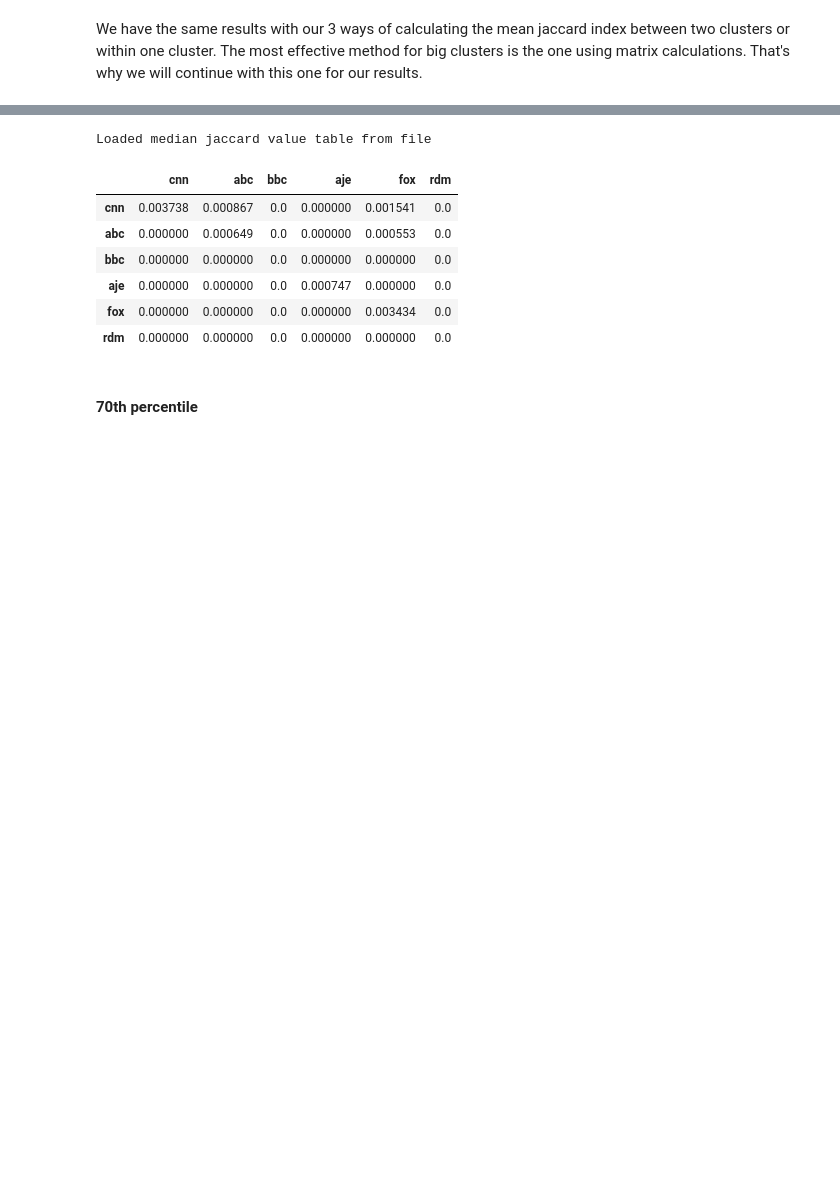
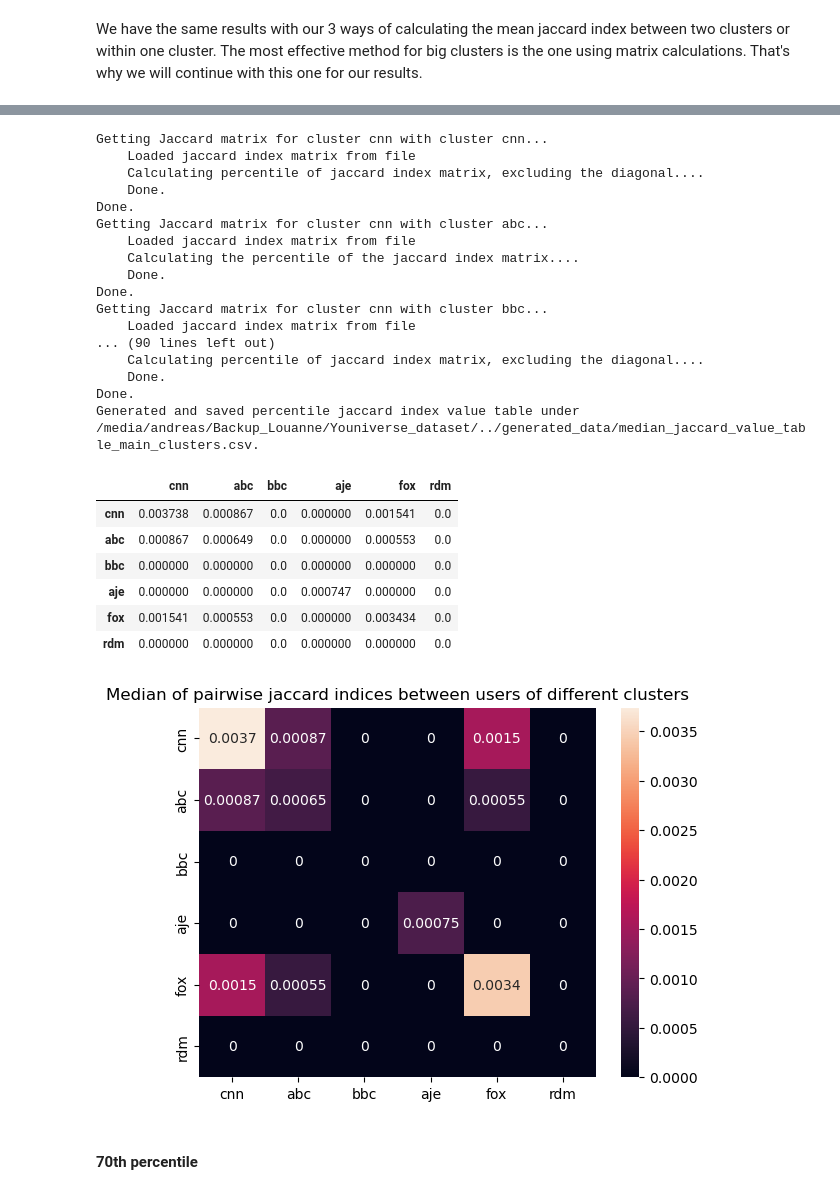
Before and after one commit to epfl-ada/ada-2024-project-thedataminions, a Jupyter notebook: results.ipynb, the cells around one changed output, grey strips where cells are left out. Cells and saved outputs as stored; diff of their text form; code cells hidden in the pictures; blank space fills up the shorter version.

```diff
--- a/results.ipynb
+++ b/results.ipynb
@@ -39,7 +39,7 @@ dataset_root_path = "/media/andreas/Backup_Louanne/Youniverse_dataset/" #Lou-Ann
 #dataset_root_path = '/Volumes/Expansion/ada_project/dataset/' #manon at mimi disk
 # dataset_root_path = "/Volumes/Backup/Youniverse_dataset/" #Lou-Anne
 #dataset_root_path = "/Volumes/Disk Horti/Youniverse_dataset/" #Horti
-dataset_root_path = "/Volumes/Expansion/ada_project/dataset/" #Lams with mila's disk
+# dataset_root_path = "/Volumes/Expansion/ada_project/dataset/" #Lams with mila's disk
 # %% [markdown]
 # Part 1 : Data handling and filtering
 
@@ -2046,39 +2037,59 @@ except FileNotFoundError:
     users_in_clusters = {'cnn': cluster_cnn.author,
                          'abc': cluster_abc.author,
                          'bbc': cluster_bbc.author,
                          'aje': cluster_aje.author,
                          'fox': cluster_fox.author,
                          'rdm': control_sample_author_ids.author}
 
     video_author_matrices = {'cnn': video_author_matrix_cnn_cluster,
                              'abc': video_author_matrix_abc_cluster,
                              'bbc': video_author_matrix_bbc_cluster,
                              'aje': video_author_matrix_aje_cluster,
                              'fox': video_author_matrix_fox_cluster,
                              'rdm': video_author_matrix_random_sample}
 
     jaccard_filenames = {name1 + "_" + name2: (dataset_root_path
                                + f'../generated_data/jaccard_matrix_{name1}_{name2}.npy')
                          for i, name1 in enumerate(['cnn', 'abc', 'bbc', 'aje', 'fox', 'rdm'])
                          for name2 in ['cnn', 'abc', 'bbc', 'aje', 'fox', 'rdm'][i:]}
 
     df_median_jaccard_value_table_main_clusters = dp.get_mean_jaccard_value_table(video_author_matrices,
                                                                                 users_in_clusters,
                                                                                 jaccard_filenames,
                                                                                 df_median_jaccard_value_table_main_clusters_filename,
                                                                                 mode='percentile',
                                                                                 percentile=50.)
 
 display(df_median_jaccard_value_table_main_clusters)
+
+sns.heatmap(df_median_jaccard_value_table_main_clusters, annot=True)
+_ = plt.title("Median of pairwise jaccard indices between users of different clusters")
 # %% [output]
-Loaded median jaccard value table from file
+Getting Jaccard matrix for cluster cnn with cluster cnn...
+    Loaded jaccard index matrix from file
+    Calculating percentile of jaccard index matrix, excluding the diagonal....
+    Done.
+Done.
+Getting Jaccard matrix for cluster cnn with cluster abc...
+    Loaded jaccard index matrix from file
+    Calculating the percentile of the jaccard index matrix....
+    Done.
+Done.
+Getting Jaccard matrix for cluster cnn with cluster bbc...
+    Loaded jaccard index matrix from file
+... (90 lines left out)
+    Calculating percentile of jaccard index matrix, excluding the diagonal....
+    Done.
+Done.
+Generated and saved percentile jaccard index value table under /media/andreas/Backup_Louanne/Youniverse_dataset/../generated_data/median_jaccard_value_table_main_clusters.csv.
 |  | cnn | abc | bbc | aje | fox | rdm |
 | cnn | 0.003738 | 0.000867 | 0.0 | 0.000000 | 0.001541 | 0.0 |
-| abc | 0.000000 | 0.000649 | 0.0 | 0.000000 | 0.000553 | 0.0 |
+| abc | 0.000867 | 0.000649 | 0.0 | 0.000000 | 0.000553 | 0.0 |
 | bbc | 0.000000 | 0.000000 | 0.0 | 0.000000 | 0.000000 | 0.0 |
 | aje | 0.000000 | 0.000000 | 0.0 | 0.000747 | 0.000000 | 0.0 |
-| fox | 0.000000 | 0.000000 | 0.0 | 0.000000 | 0.003434 | 0.0 |
+| fox | 0.001541 | 0.000553 | 0.0 | 0.000000 | 0.003434 | 0.0 |
 | rdm | 0.000000 | 0.000000 | 0.0 | 0.000000 | 0.000000 | 0.0 |
+[figure, added]
 # %% [markdown]
 #### 70th percentile
 # %%
```
Also changed, not shown: parts of 29 cells of this notebook, 1 other file.
